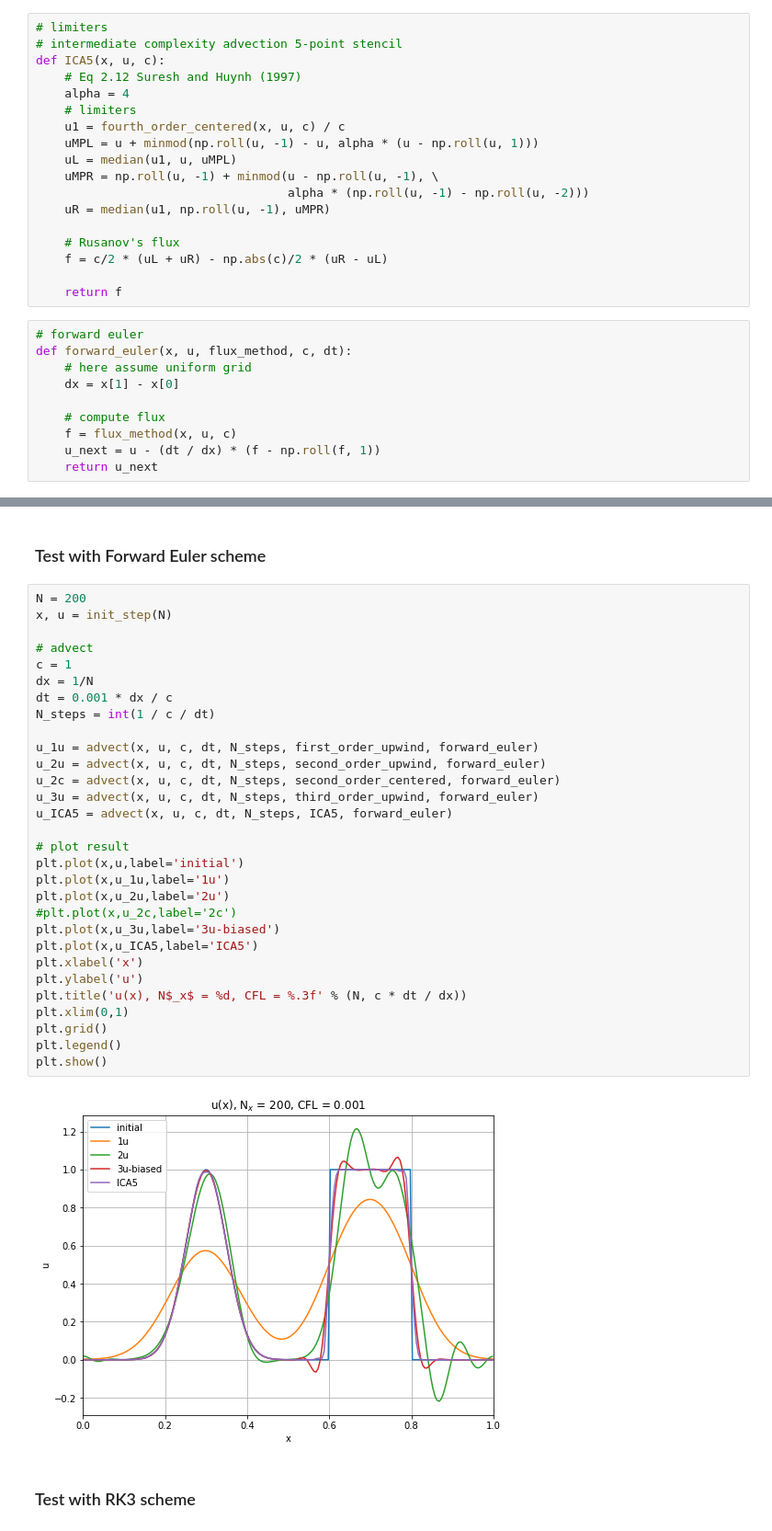
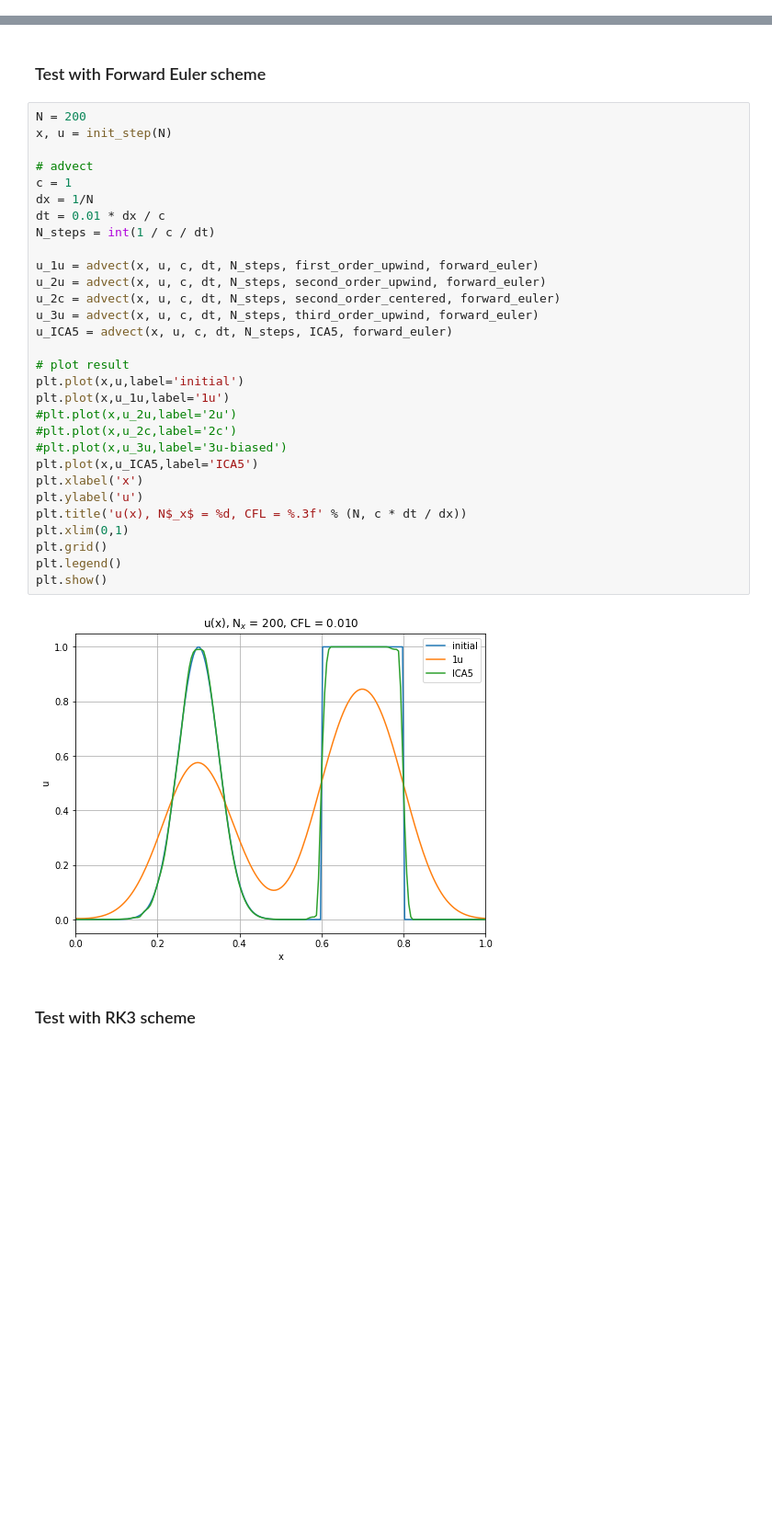
Before and after one commit to sirpipat/tsunami-modelling, a Jupyter notebook: src/Playground.ipynb, the cells around one changed output, grey strips where cells are left out. Shown at 92% size. Drawn from its saved outputs; the diff is of its cells as text; blank space fills up the shorter version.

```diff
--- a/src/Playground.ipynb
+++ b/src/Playground.ipynb
@@ -165,28 +111,0 @@ def median(x, y, z):
-# %%
-# limiters
-# intermediate complexity advection 5-point stencil
-def ICA5(x, u, c):
-    # Eq 2.12 Suresh and Huynh (1997)
-    alpha = 4
-    # limiters
-    u1 = fourth_order_centered(x, u, c) / c
-    uMPL = u + minmod(np.roll(u, -1) - u, alpha * (u - np.roll(u, 1)))
-    uL = median(u1, u, uMPL)
-    uMPR = np.roll(u, -1) + minmod(u - np.roll(u, -1), \
-                                   alpha * (np.roll(u, -1) - np.roll(u, -2)))
-    uR = median(u1, np.roll(u, -1), uMPR)
-
-    # Rusanov's flux
-    f = c/2 * (uL + uR) - np.abs(c)/2 * (uR - uL)
-
-    return f
-# %%
-# forward euler
-def forward_euler(x, u, flux_method, c, dt):
-    # here assume uniform grid
-    dx = x[1] - x[0]
-
-    # compute flux
-    f = flux_method(x, u, c)
-    u_next = u - (dt / dx) * (f - np.roll(f, 1))
-    return u_next
@@ -213,35 +114,35 @@ def RK3(x, u, flux_method, c, dt):
 # %%
 N = 200
 x, u = init_step(N)
 
 # advect
 c = 1
 dx = 1/N
-dt = 0.001 * dx / c
+dt = 0.01 * dx / c
 N_steps = int(1 / c / dt)
 
 u_1u = advect(x, u, c, dt, N_steps, first_order_upwind, forward_euler)
 u_2u = advect(x, u, c, dt, N_steps, second_order_upwind, forward_euler)
 u_2c = advect(x, u, c, dt, N_steps, second_order_centered, forward_euler)
 u_3u = advect(x, u, c, dt, N_steps, third_order_upwind, forward_euler)
 u_ICA5 = advect(x, u, c, dt, N_steps, ICA5, forward_euler)
 
 # plot result
 plt.plot(x,u,label='initial')
 plt.plot(x,u_1u,label='1u')
-plt.plot(x,u_2u,label='2u')
+#plt.plot(x,u_2u,label='2u')
 #plt.plot(x,u_2c,label='2c')
-plt.plot(x,u_3u,label='3u-biased')
+#plt.plot(x,u_3u,label='3u-biased')
 plt.plot(x,u_ICA5,label='ICA5')
 plt.xlabel('x')
 plt.ylabel('u')
 plt.title('u(x), N$_x$ = %d, CFL = %.3f' % (N, c * dt / dx))
 plt.xlim(0,1)
 plt.grid()
 plt.legend()
 plt.show()
 # %% [output]
-[figure, old version]
+[figure, new version]
 # %% [markdown]
 ### Test with RK3 scheme
 # %%
```
Also changed, not shown: parts of 16 cells of this notebook, 3 other files.
